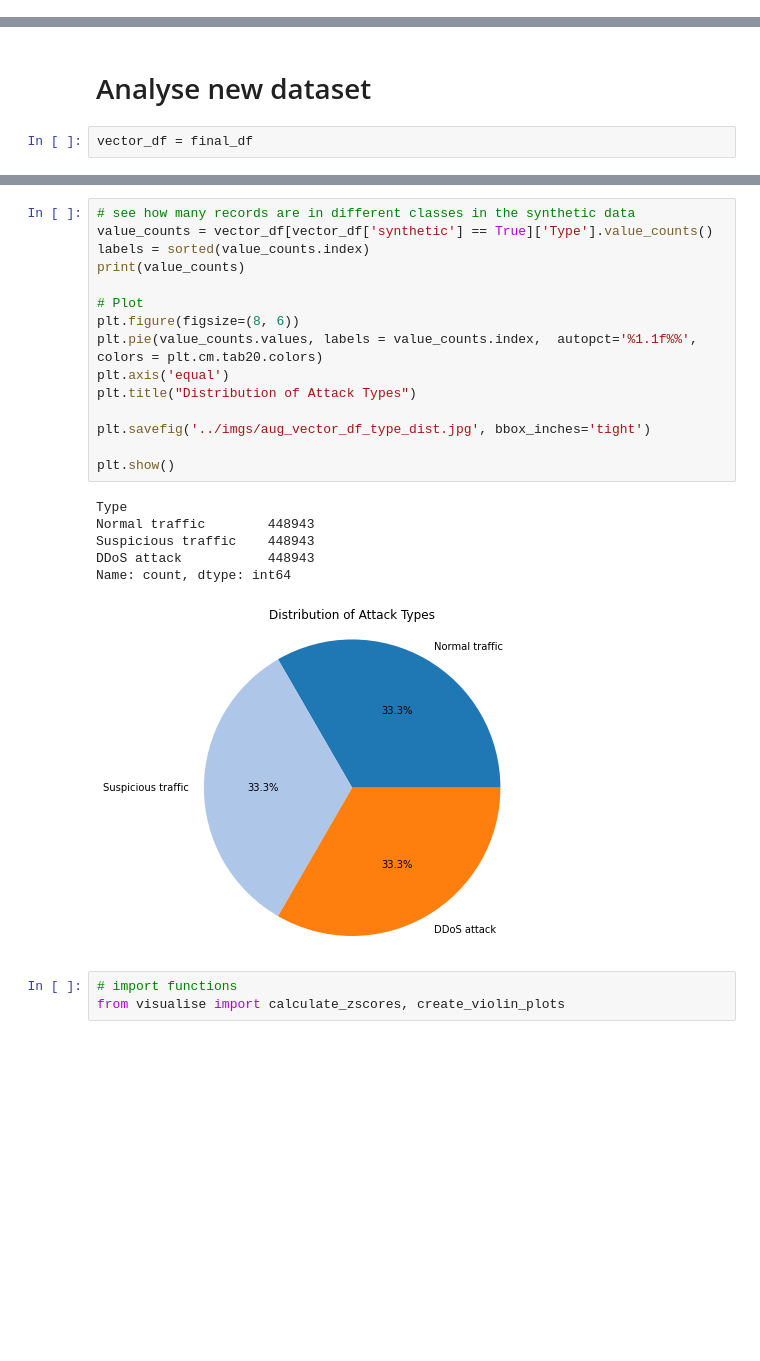
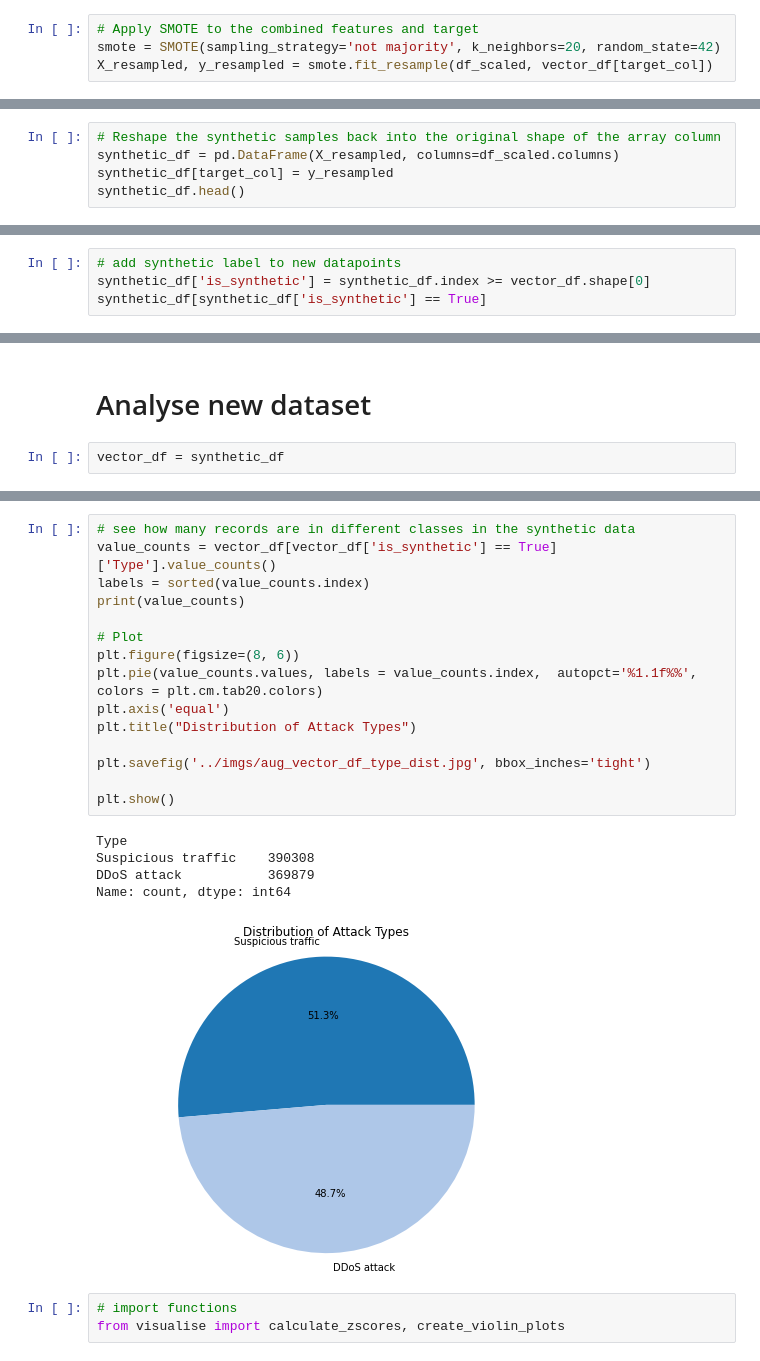
Before and after one commit to LordLokator/ADAML_24, a Jupyter notebook: notebooks/data_augmentation.ipynb, the cells around one changed output, grey strips where cells are left out. Cells and saved outputs as stored; diff of their text form; blank space fills up the shorter version.

Commit message:
improved augmentation
added new columns to the augmentation, created preprocessed files for each dataset

```diff
--- a/notebooks/data_augmentation.ipynb
+++ b/notebooks/data_augmentation.ipynb
@@ -384,0 +342,4 @@ final_synthetic_df.to_csv('../data/all_vectors.csv', index = False)
+# %%
+# Apply SMOTE to the combined features and target
+smote = SMOTE(sampling_strategy='not majority', k_neighbors=20, random_state=42)
+X_resampled, y_resampled = smote.fit_resample(df_scaled, vector_df[target_col])
@@ -384,0 +348,5 @@ final_synthetic_df.to_csv('../data/all_vectors.csv', index = False)
+# %%
+# Reshape the synthetic samples back into the original shape of the array column
+synthetic_df = pd.DataFrame(X_resampled, columns=df_scaled.columns)
+synthetic_df[target_col] = y_resampled
+synthetic_df.head()
@@ -384,0 +395,4 @@ final_synthetic_df.to_csv('../data/all_vectors.csv', index = False)
+# %%
+# add synthetic label to new datapoints
+synthetic_df['is_synthetic'] = synthetic_df.index >= vector_df.shape[0]
+synthetic_df[synthetic_df['is_synthetic'] == True]
@@ -385,7 +416,7 @@ final_synthetic_df.to_csv('../data/all_vectors.csv', index = False)
 # %% [markdown]
 # Analyse new dataset
 # %%
-vector_df = final_df
+vector_df = synthetic_df
 # %%
 # see how many records are in different classes
 value_counts = vector_df['Type'].value_counts()
@@ -411,25 +442,24 @@ Name: count, dtype: int64
 # %%
 # see how many records are in different classes in the synthetic data
-value_counts = vector_df[vector_df['synthetic'] == True]['Type'].value_counts()
+value_counts = vector_df[vector_df['is_synthetic'] == True]['Type'].value_counts()
 labels = sorted(value_counts.index)
 print(value_counts)
 
 # Plot
 plt.figure(figsize=(8, 6))
 plt.pie(value_counts.values, labels = value_counts.index,  autopct='%1.1f%%', colors = plt.cm.tab20.colors)
 plt.axis('equal')
 plt.title("Distribution of Attack Types")
 
 plt.savefig('../imgs/aug_vector_df_type_dist.jpg', bbox_inches='tight')
 
 plt.show()
 # %% [output]
 Type
-Normal traffic        448943
-Suspicious traffic    448943
-DDoS attack           448943
+Suspicious traffic    390308
+DDoS attack           369879
 Name: count, dtype: int64
-[figure, old version]
+[figure, new version]
 # %%
 # import functions
 from visualise import calculate_zscores, create_violin_plots
```
Also changed, not shown: parts of 66 cells of this notebook, 14 other files.
